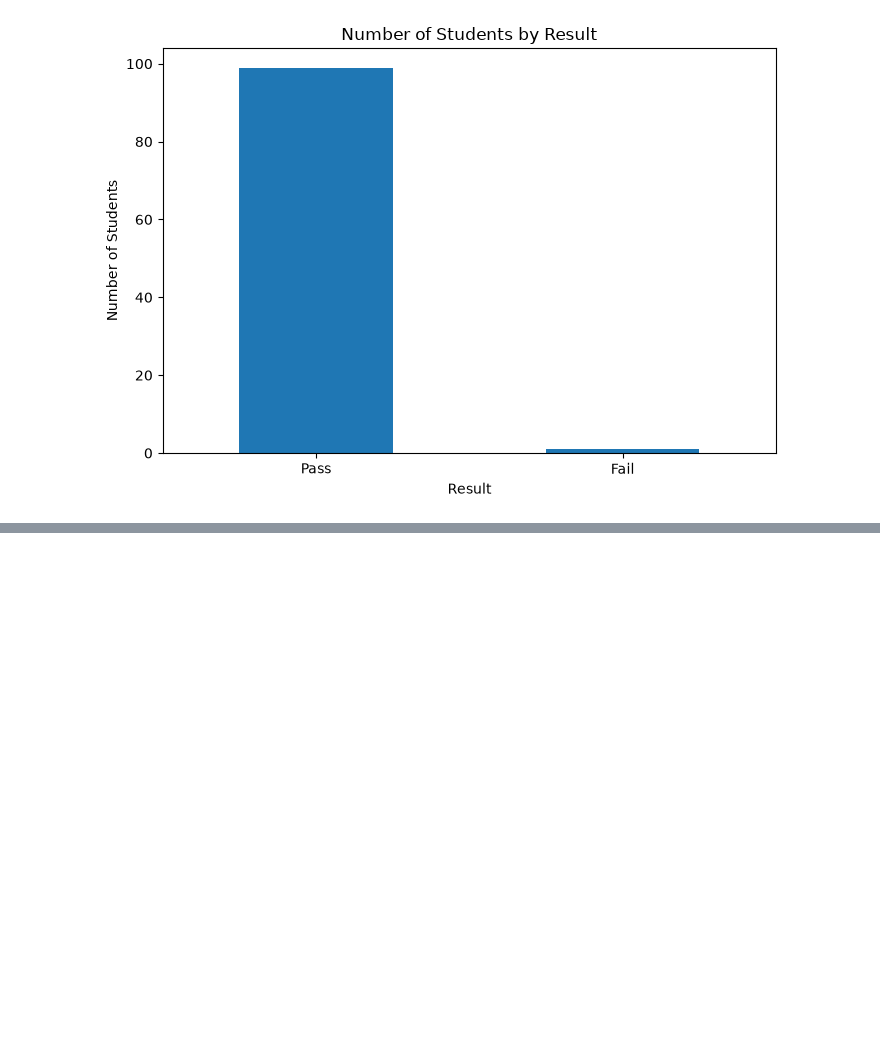
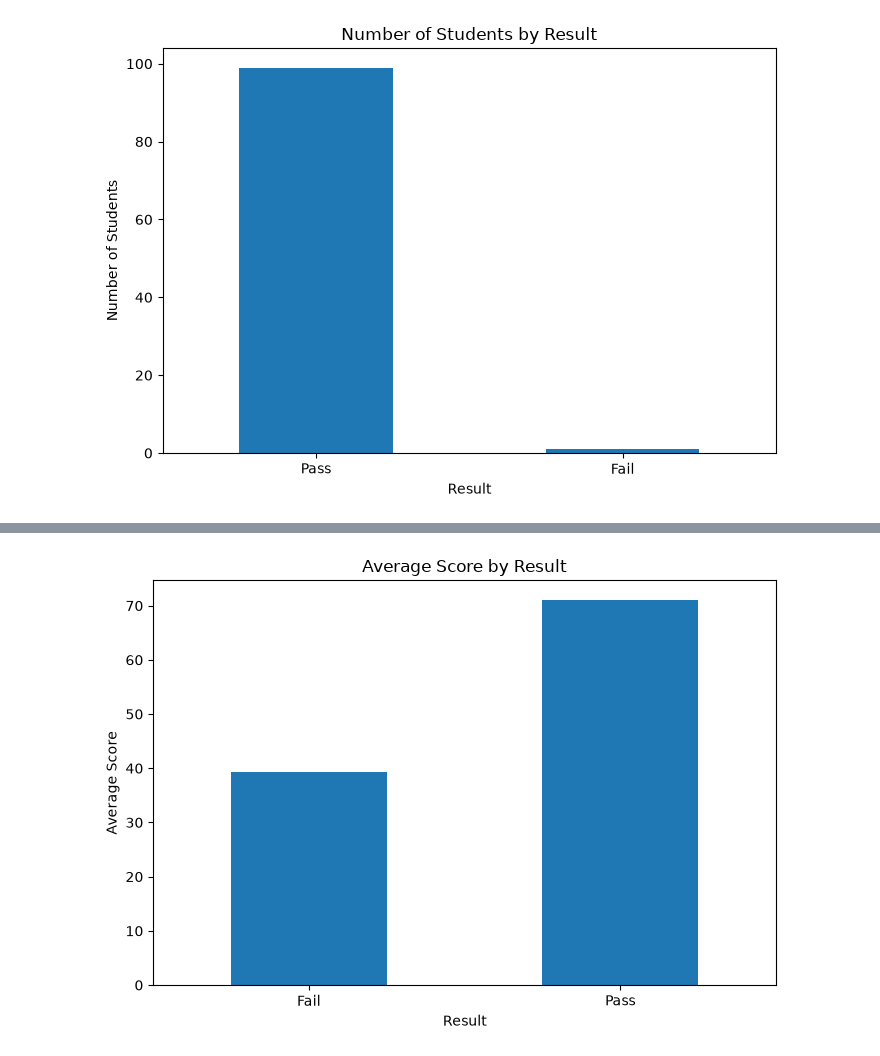
Before and after one commit to kaleom033-gif/Student-Performance-Analysis, a Jupyter notebook: notebook/Student_Performance_Analysis.ipynb, the cells around one changed output, grey strips where cells are left out. Saved outputs shown, nothing was run; the diff lists cells and outputs as text; code cells hidden in the pictures; blank space fills up the shorter version.

Commit message:
Added data visualizations

```diff
--- a/notebook/Student_Performance_Analysis.ipynb
+++ b/notebook/Student_Performance_Analysis.ipynb
@@ -364,0 +479,17 @@ plt.show()
+# %%
+# Remove duplicate records
+df = df.drop_duplicates()
+
+# Convert numeric columns to numeric data type
+numeric_columns = [
+    "Study_Hours",
+    "Attendance",
+    "Math_Score",
+    "Science_Score",
+    "English_Score"
+]
+
+df[numeric_columns] = df[numeric_columns].apply(pd.to_numeric)
+
+print("Data cleaning completed successfully")
+print("Final dataset shape:", df.shape)
@@ -364,0 +639,17 @@ plt.show()
+# %%
+plt.figure(figsize=(7, 5))
+
+result_average = df.groupby("Result")["Average_Score"].mean()
+
+result_average.plot(kind="bar")
+
+plt.title("Average Score by Result")
+plt.xlabel("Result")
+plt.ylabel("Average Score")
+plt.xticks(rotation=0)
+
+plt.tight_layout()
+plt.savefig("../visualizations/average_score_by_result.png")
+plt.show()
+# %% [output]
+[figure, added]
```
Also changed, not shown: parts of 16 cells of this notebook, 3 other files.
